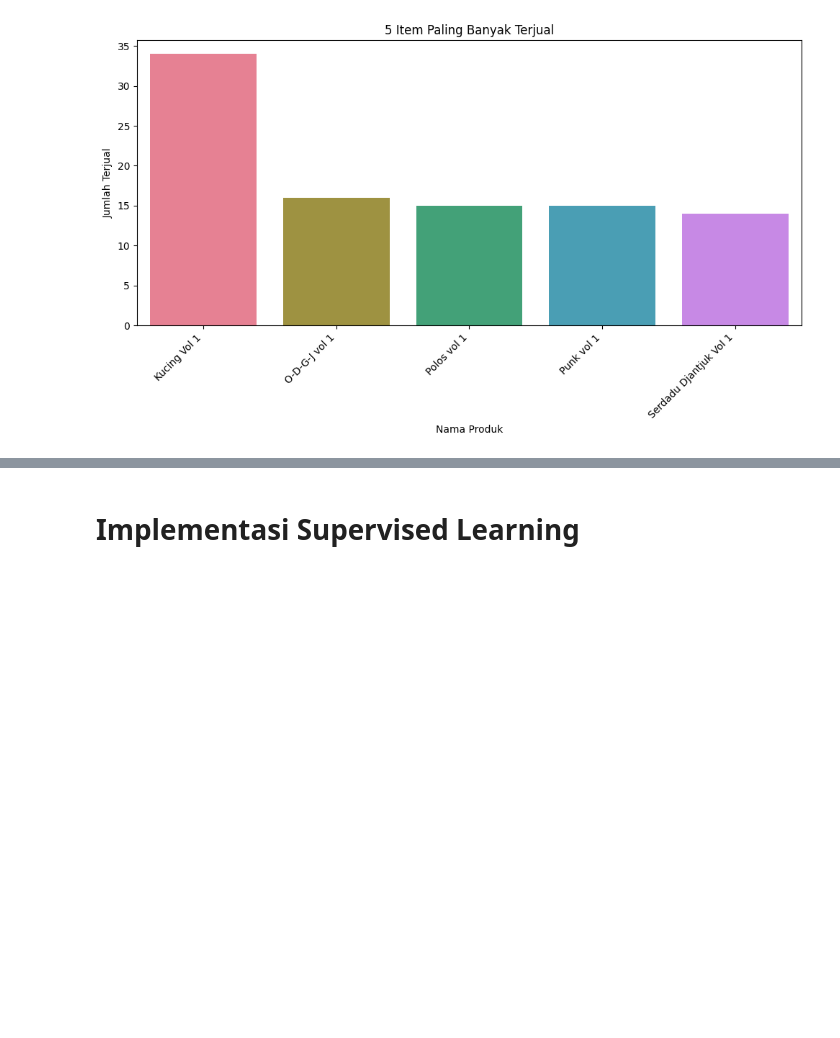
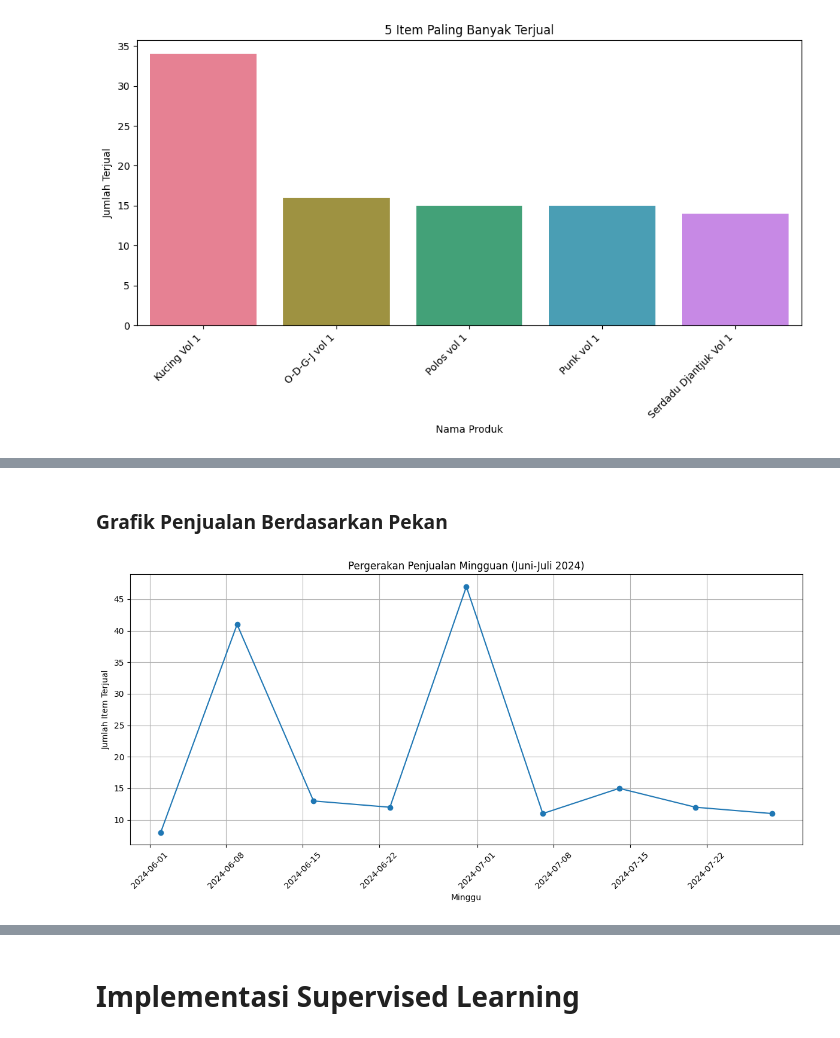
Before and after one commit to adityadarmawann/Analisis-Penjualan-Fashion-Tilang, a Jupyter notebook: Projek-KP.ipynb, the cells around one changed output, grey strips where cells are left out. Drawn from its saved outputs; the diff is of its cells as text; code cells hidden in the pictures; blank space fills up the shorter version.

```diff
--- a/Projek-KP.ipynb
+++ b/Projek-KP.ipynb
@@ -291,0 +347,18 @@ Passing `palette` without assigning `hue` is deprecated and will be removed in v
+# %% [markdown]
+### Grafik Penjualan Berdasarkan Pekan
+# %%
+# Hitung jumlah item terjual per minggu
+weekly_sales = filtered_df.resample('W', on='Created Time')['Quantity'].sum()
+
+# Plot grafik pergerakan penjualan mingguan
+plt.figure(figsize=(12, 6))
+plt.plot(weekly_sales.index, weekly_sales.values, marker='o')
+plt.xlabel('Minggu')
+plt.ylabel('Jumlah Item Terjual')
+plt.title('Pergerakan Penjualan Mingguan (Juni-Juli 2024)')
+plt.grid(True)
+plt.xticks(rotation=45)
+plt.tight_layout()
+plt.show()
+# %% [output]
+[figure, added]
```
Also changed, not shown: parts of 44 cells of this notebook.
